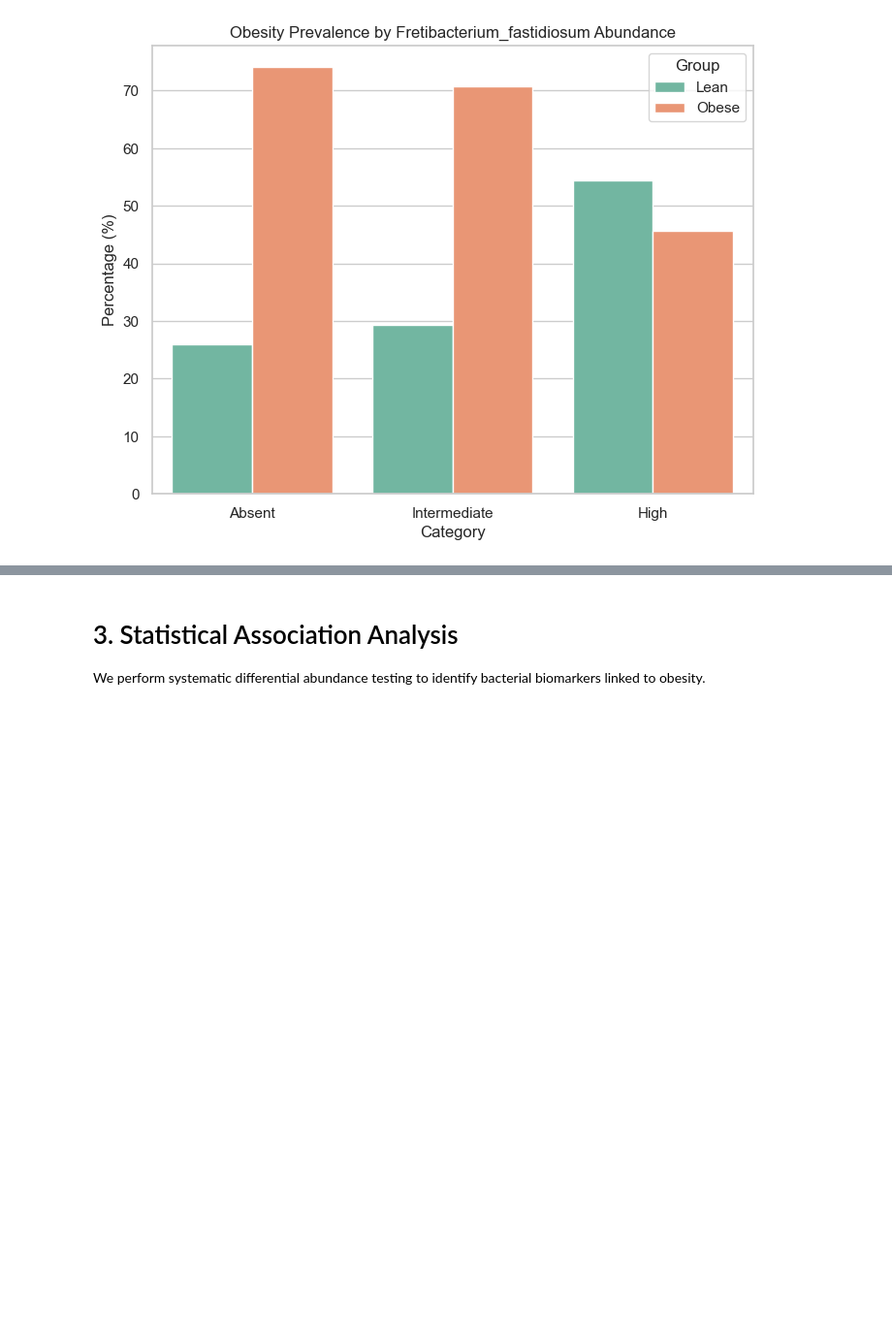
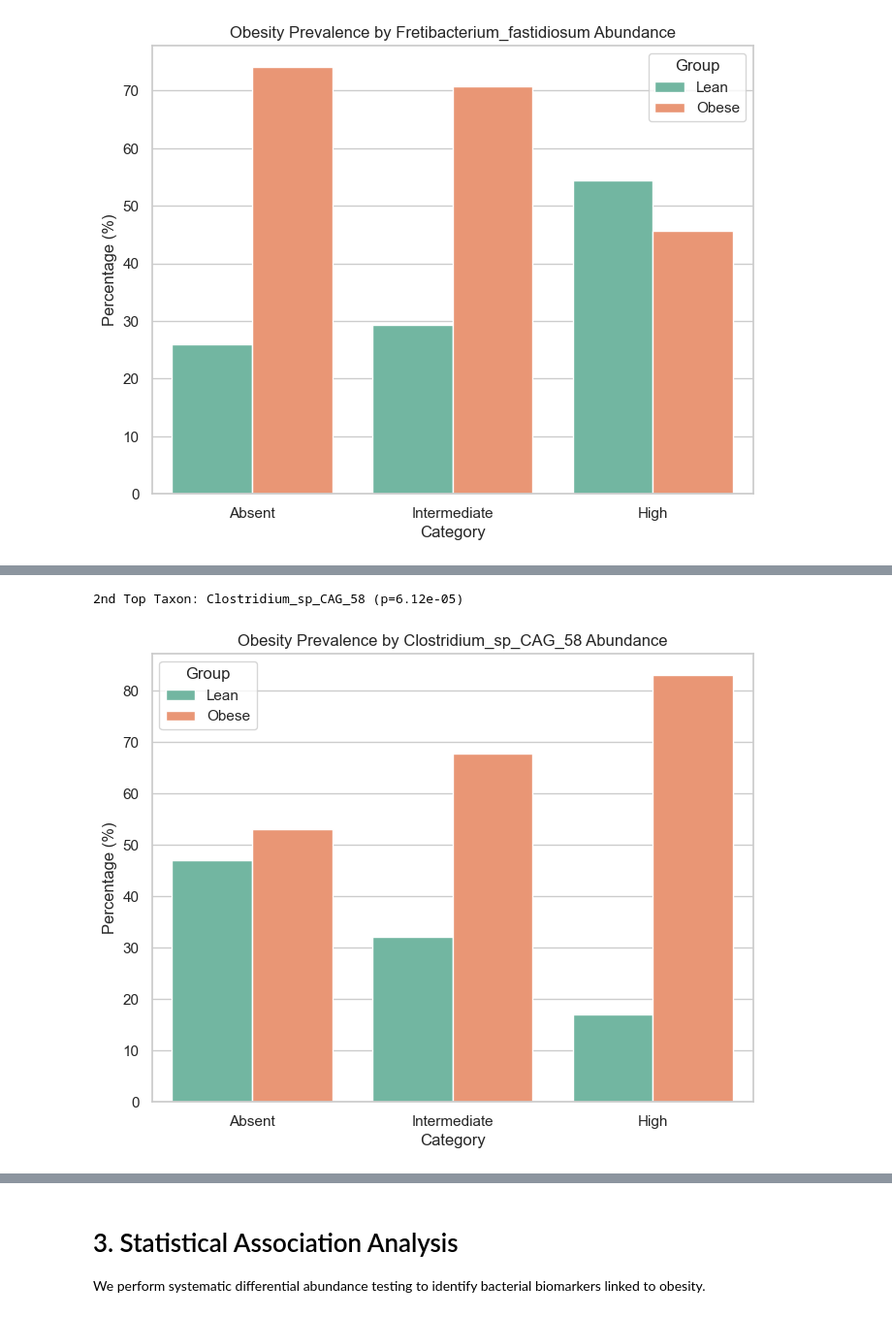
Before and after one commit to lior-benjman/Obesity-gut-bacterial, a Jupyter notebook: research.ipynb, the cells around one changed output, grey strips where cells are left out. Shown at 97% size. Saved outputs shown, nothing was run; the diff lists cells and outputs as text; code cells hidden in the pictures; blank space fills up the shorter version.

```diff
--- a/research.ipynb
+++ b/research.ipynb
@@ -208 +215,27 @@ Top Taxon: Fretibacterium_fastidiosum (p=1.20e-05)
+# %%
+# Find most significant taxon using X_log
+p_vals = {t: mannwhitneyu(X_log.loc[y=='Lean', t], X_log.loc[y=='Obese', t])[1] for t in X_log.columns}
+sorted_taxa = sorted(p_vals, key=p_vals.get)   # ascending by p-value
+best_t = sorted_taxa[1]                        # 0 = best, 1 = second best
+print(f"2nd Top Taxon: {best_t.split('|')[-1]} (p={p_vals[best_t]:.2e})")
+
+
+t_data = X_log[best_t]
+median_nonzero = t_data[t_data > -5.0].median()
+
+conds = [(t_data <= -5.0), (t_data > -5.0) & (t_data <= median_nonzero), (t_data > median_nonzero)]
+cats = ['Absent', 'Intermediate', 'High']
+df_cat = pd.DataFrame({'Category': np.select(conds, cats, default='Unknown'), 'Group': y})
+
+prop_df = df_cat.groupby(['Category', 'Group']).size().reset_index(name='Count')
+prop_df['Percentage'] = prop_df['Count'] / prop_df.groupby('Category')['Count'].transform('sum') * 100
+
+plt.figure(figsize=(8, 6))
+sns.barplot(data=prop_df, x='Category', y='Percentage', hue='Group', order=cats, palette=['#66c2a5', '#fc8d62'])
+plt.title(f"Obesity Prevalence by {best_t.split('|')[-1]} Abundance")
+plt.ylabel("Percentage (%)")
+plt.show()
+# %% [output]
+2nd Top Taxon: Clostridium_sp_CAG_58 (p=6.12e-05)
+[figure, added]
 # %% [markdown]
```
Also changed, not shown: parts of 2 cells of this notebook.
